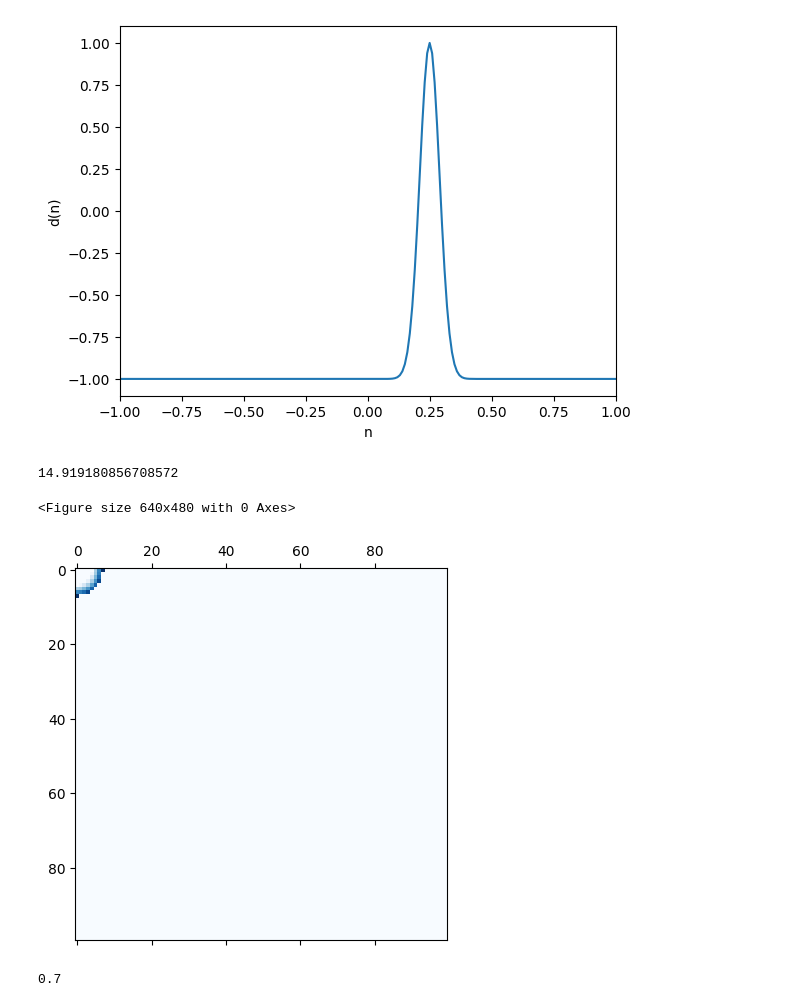
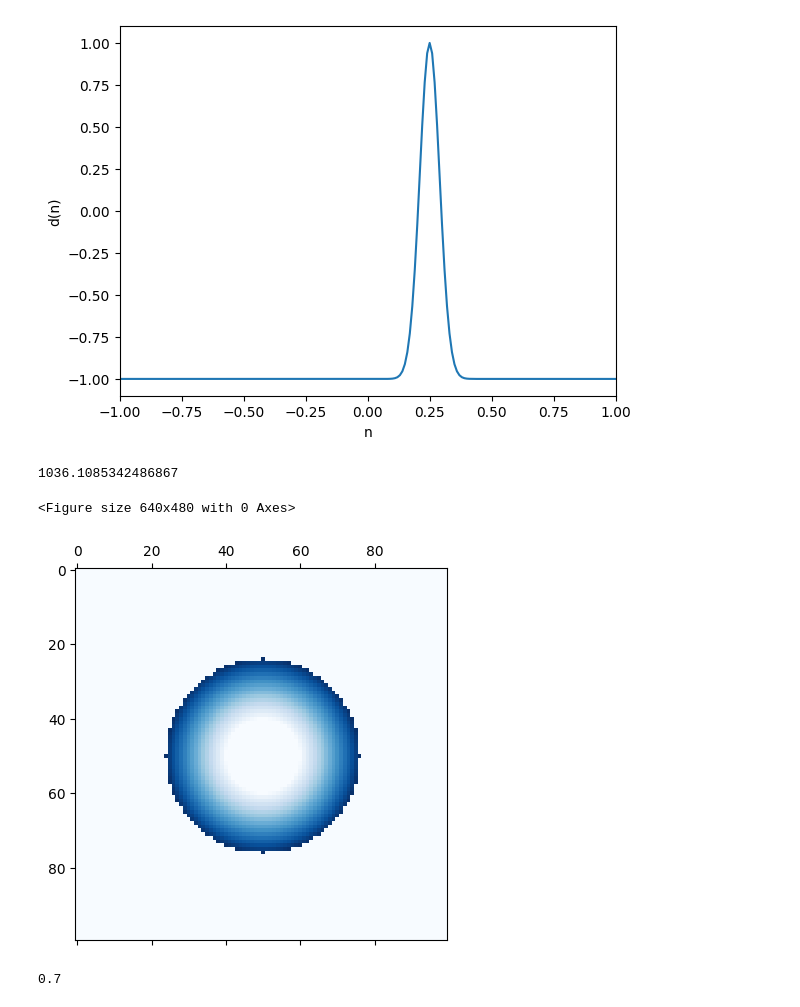
Before and after one commit to SCRE4MIE/symulacje_komputerowe, a Jupyter notebook: a.ipynb, the cells around one changed output. Cells and saved outputs as stored; diff of their text form; code cells hidden in the pictures.

```diff
--- a/a.ipynb
+++ b/a.ipynb
@@ -57,6 +57,46 @@ plt.show()
 import numpy as np
 import matplotlib.pyplot as plt
 
+
+# def create_kernel(outer_radius, inner_radius, smoothness):
+#     size = 2 * outer_radius + 1
+#     kernel = np.zeros((size, size))
+#     center = outer_radius
+#
+#     for i in range(size):
+#         for j in range(size):
+#             distance = np.sqrt((i - center) ** 2 + (j - center) ** 2)
+#             if distance <= inner_radius:
+#                 kernel[i, j] = 0  # Inside the inner circle, values are 0
+#             elif distance <= outer_radius:
+#                 # Create a smooth transition from 0 to 1 using a smoothness factor
+#                 kernel[i, j] = (distance - inner_radius) / (outer_radius - inner_radius) ** smoothness
+#
+#     return kernel
+
+# def create_kernel(outer_radius, inner_radius, smoothness):
+#     size = 2 * outer_radius + 1
+#     kernel = np.zeros((size, size))
+#     center = outer_radius
+#
+#     for i in range(size):
+#         for j in range(size):
+#             distance = np.sqrt((i - center) ** 2 + (j - center) ** 2)
+#
+#             # Jeśli odległość jest mniejsza lub równa promieniowi wewnętrznemu, wartość w jądrze jest równa 1
+#             if distance <= inner_radius:
+#                 kernel[i, j] = 1
+#
+#             # Jeśli odległość jest większa od promienia wewnętrznego, ale mniejsza lub równa promieniowi zewnętrznemu
+#             elif distance <= outer_radius:
+#                 # Utworzyć płynne przejście od 1 do 0 za pomocą współczynnika gładkości
+#                 kernel[i, j] = (outer_radius - distance) / (outer_radius - inner_radius) ** smoothness
+#
+#             # Jeśli odległość jest większa od promienia zewnętrznego, wartość w jądrze jest równa 0
+#             else:
+#                 kernel[i, j] = 0
+#
+#     return kernel
 
 def create_kernel(outer_radius, inner_radius, smoothness):
     size = 2 * outer_radius + 1
@@ -66,47 +106,57 @@ def create_kernel(outer_radius, inner_radius, smoothness):
     for i in range(size):
         for j in range(size):
             distance = np.sqrt((i - center) ** 2 + (j - center) ** 2)
+
+            # Jeśli odległość jest mniejsza lub równa promieniowi wewnętrznemu, wartość w jądrze jest równa 0
             if distance <= inner_radius:
-                kernel[i, j] = 0  # Inside the inner circle, values are 0
+                kernel[i, j] = 0
+
+            # Jeśli odległość jest większa od promienia wewnętrznego, ale mniejsza lub równa promieniowi zewnętrznemu
             elif distance <= outer_radius:
-                # Create a smooth transition from 0 to 1 using a smoothness factor
+                # Utworzyć płynne przejście od 0 do 1 za pomocą współczynnika gładkości
                 kernel[i, j] = (distance - inner_radius) / (outer_radius - inner_radius) ** smoothness
+            elif outer_radius/ 2 < distance <= outer_radius:
+                # Utworzyć płynne przejście od 0 do 1 za pomocą współczynnika gładkości
+                kernel[i, j] =  (outer_radius - inner_radius)/ (distance - inner_radius) ** smoothness
+            # Jeśli odległość jest większa od promienia zewnętrznego, wartość w jądrze jest równa 0
+            else:
+                kernel[i, j] = 0
 
     return kernel
 
 
 def calc_U(matrix, i_c, j_c, kernel):
         u = 0
         count_k = 0
         shape_kernel = len(kernel), len(kernel[0])
         for i_k in range(shape_kernel[0]):
             for j_k in range(shape_kernel[1]):
                 i_matrix_index = i_c - int(shape_kernel[0]/2) + i_k
                 j_matrix_index = j_c - int(shape_kernel[1]/2) + j_k
                 if  (0 <= i_matrix_index < len(matrix)) and (0 <= j_matrix_index < len(matrix[0])):
                     # u += matrix[i_matrix_index][j_matrix_index] * kernel[i_k][j_k]
                     count_k += kernel[i_k][j_k]
                     matrix[i_matrix_index][j_matrix_index] = kernel[i_k][j_k]
 
         print(count_k)
         return matrix
 
-R = 7
-R_inner = 4
+R = 26
+R_inner = 10
 smoothness = 1
 
 # Create the Gaussian kernel
 kernel = create_kernel(outer_radius=R, inner_radius=R_inner, smoothness=smoothness)
 
 matrix = np.zeros((100,100))
-matrix2 = calc_U(matrix, 0,0, kernel)
+matrix2 = calc_U(matrix, 50,50, kernel)
 plt.figure()
 plt.matshow(matrix2, cmap='Blues')
 plt.show()
 # %% [output]
-14.919180856708572
+1036.1085342486867
 <Figure size 640x480 with 0 Axes>
-[figure, old version]
+[figure, new version]
 # %%
 np.clip(0.7, 0, 1)
 # %% [output]
```
Also changed, not shown: parts of 10 cells of this notebook, 5 other files.
